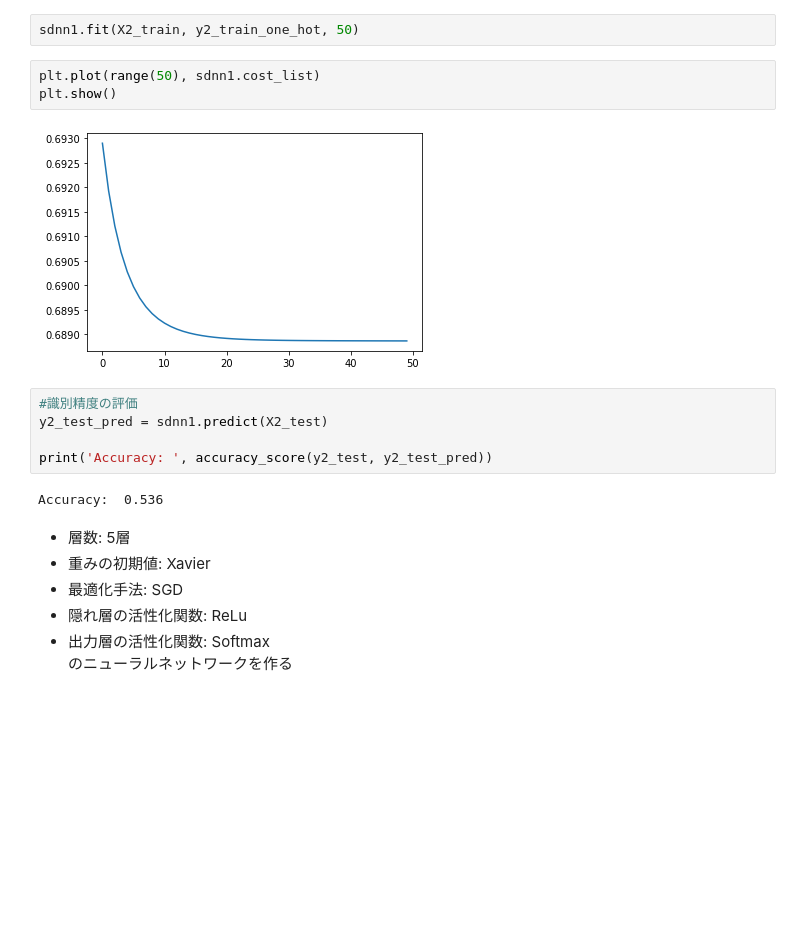
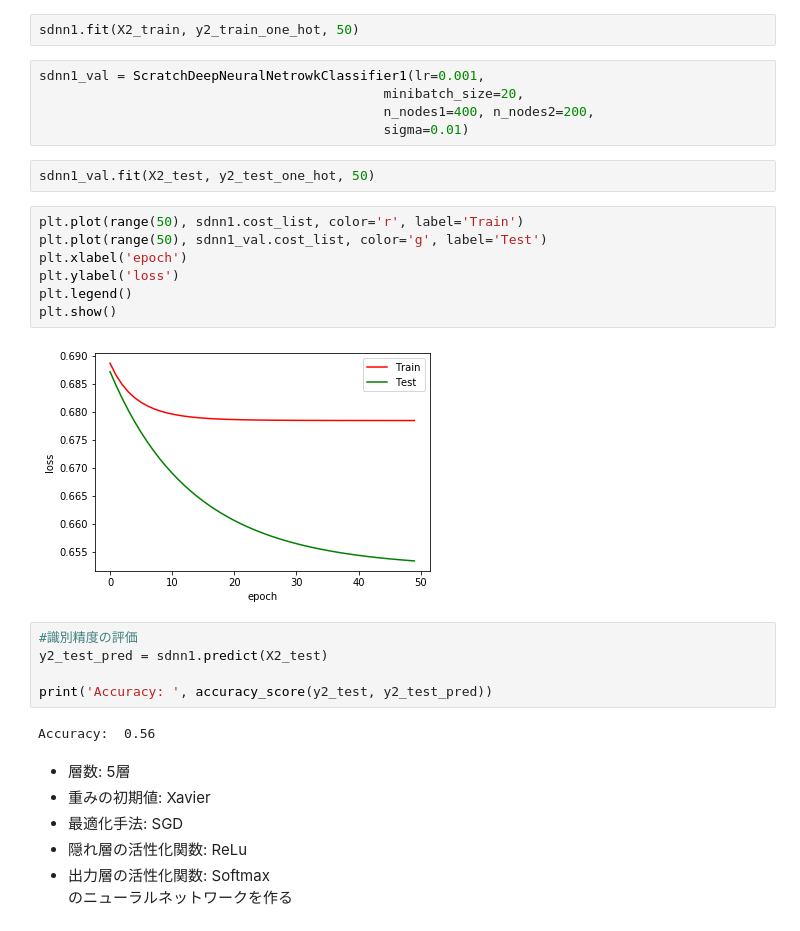
Before and after one commit to kei611/diveintocode-ml, a Jupyter notebook: Sprint10/Sprint 深層学習スクラッチ ディープニューラルネットワーク .ipynb, the cells around one changed output. Cells and saved outputs as stored; diff of their text form; blank space fills up the shorter version.

```diff
--- a/Sprint10/Sprint 深層学習スクラッチ ディープニューラルネットワーク .ipynb
+++ b/Sprint10/Sprint 深層学習スクラッチ ディープニューラルネットワーク .ipynb
@@ -902,18 +903,29 @@ sdnn1 = ScratchDeepNeuralNetrowkClassifier1(lr=0.001,
                                             sigma=0.01)
 # %%
 sdnn1.fit(X2_train, y2_train_one_hot, 50)
-# %%
-plt.plot(range(50), sdnn1.cost_list)
-plt.show()
-# %% [output]
-[figure, removed]
+# %%
+sdnn1_val = ScratchDeepNeuralNetrowkClassifier1(lr=0.001,
+                                            minibatch_size=20,
+                                            n_nodes1=400, n_nodes2=200,
+                                            sigma=0.01)
+# %%
+sdnn1_val.fit(X2_test, y2_test_one_hot, 50)
+# %%
+plt.plot(range(50), sdnn1.cost_list, color='r', label='Train')
+plt.plot(range(50), sdnn1_val.cost_list, color='g', label='Test')
+plt.xlabel('epoch')
+plt.ylabel('loss')
+plt.legend()
+plt.show()
+# %% [output]
+[figure, added]
 # %%
 #識別精度の評価
 y2_test_pred = sdnn1.predict(X2_test)
 
 print('Accuracy: ', accuracy_score(y2_test, y2_test_pred))
 # %% [output]
-Accuracy:  0.536
+Accuracy:  0.56
 # %% [markdown]
 - 層数: 5層
 - 重みの初期値: Xavier
```
Also changed, not shown: parts of 41 cells of this notebook.
